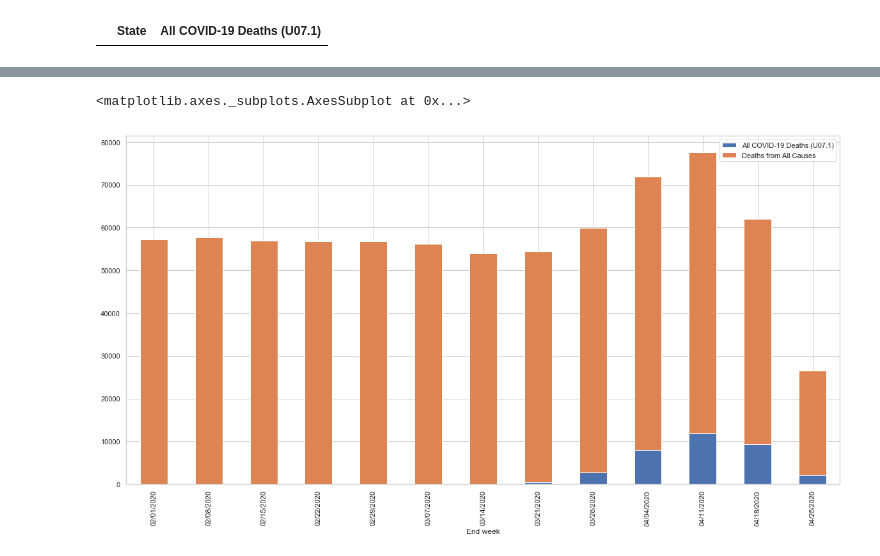
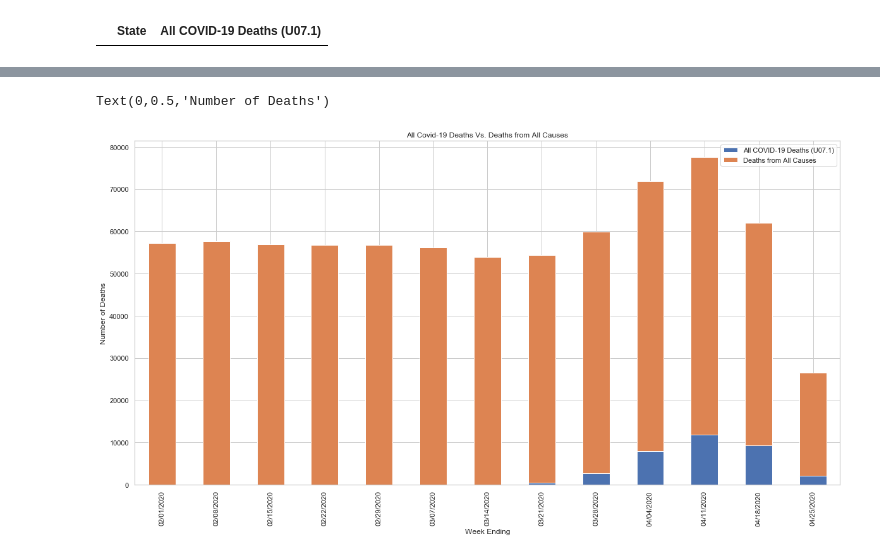
Before and after one commit to Dawad81/IS362-Database-Acquisition-and-Management, a Jupyter notebook: IS362_FinalProject_Folder/IS362_FinalProject.ipynb, the cells around one changed output, grey strips where cells are left out. Drawn from its saved outputs; the diff is of its cells as text; code cells hidden in the pictures.

```diff
--- a/IS362_FinalProject_Folder/IS362_FinalProject.ipynb
+++ b/IS362_FinalProject_Folder/IS362_FinalProject.ipynb
@@ -65,9 +117,12 @@ g= sns.barplot(x="All COVID-19 Deaths (U07.1)", y=dropUS.index, data=dropUS)
 # %%
 byweek = covid19_deaths[covid19_deaths['Group']=='By week']
 byweekClean = byweek[['End week', 'All COVID-19 Deaths (U07.1)', 'Deaths from All Causes']]
 byweekCleaner=byweekClean.drop([0])
 byweekCleaner.set_index('End week', inplace=True)
 byweekCleaner.plot(kind='bar', stacked=True, figsize=(20,10))
+plt.title('All Covid-19 Deaths Vs. Deaths from All Causes')
+plt.xlabel('Week Ending')
+plt.ylabel('Number of Deaths')
 # %% [output]
-<matplotlib.axes._subplots.AxesSubplot at 0x...>
+Text(0,0.5,'Number of Deaths')
-[figure, old version]
+[figure, new version]
```
Also changed, not shown: parts of 39 cells of this notebook.
